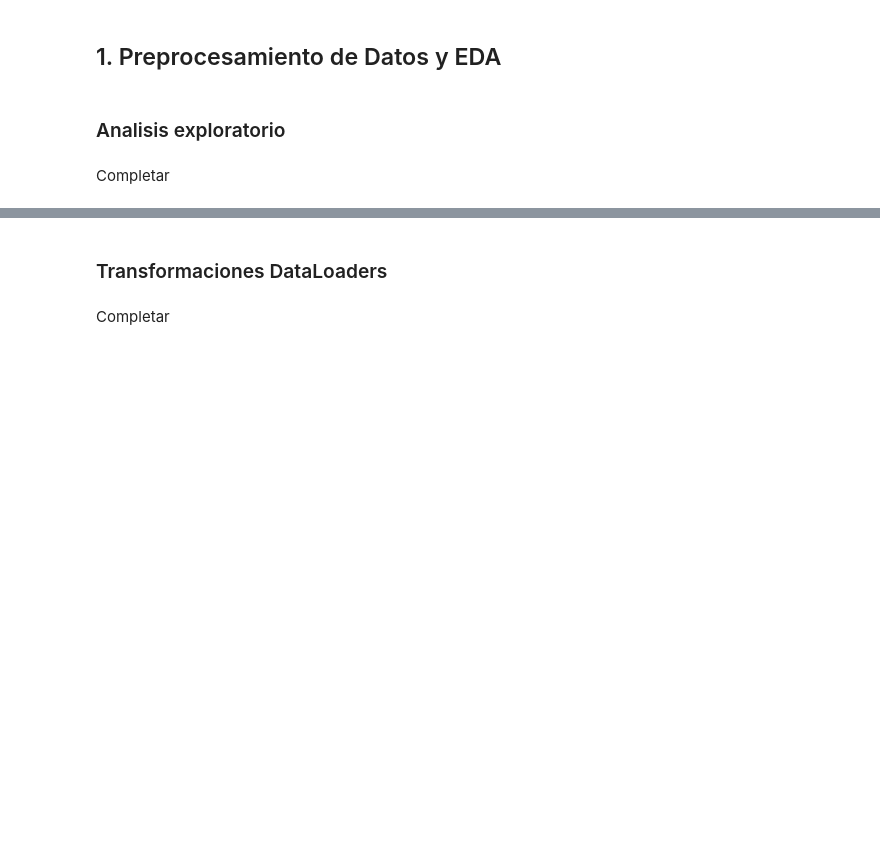
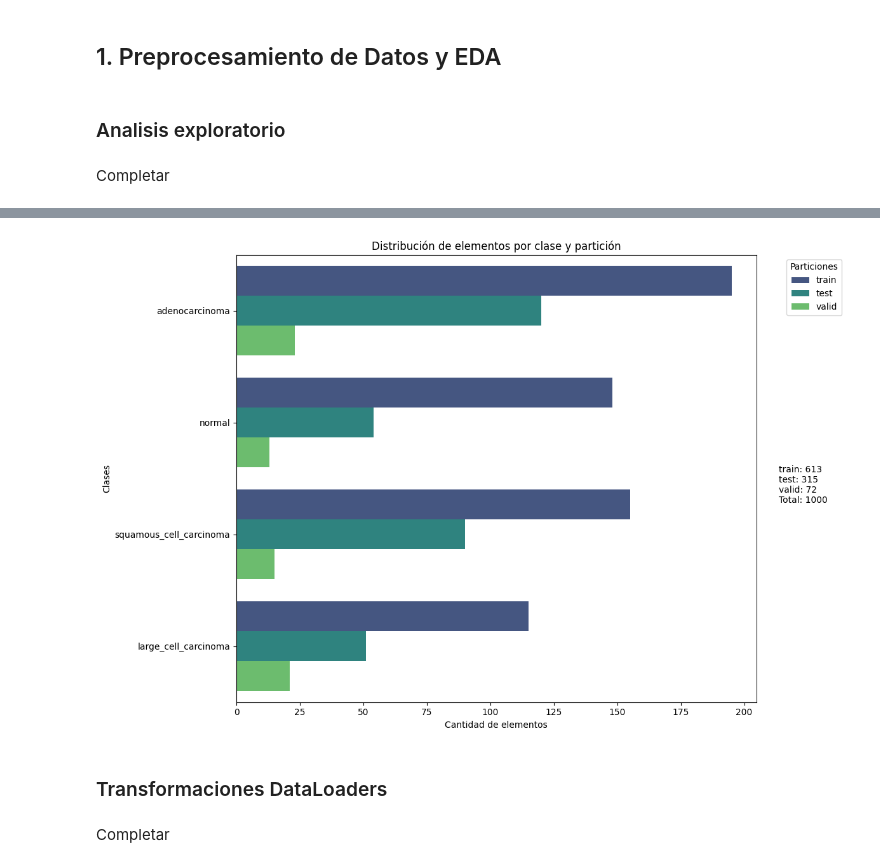
Before and after one commit to FIUBA-CEIA-18Co2024/VpC2-TP1, a Jupyter notebook: notebook.ipynb, the cells around one changed output, grey strips where cells are left out. Saved outputs shown, nothing was run; the diff lists cells and outputs as text; code cells hidden in the pictures; blank space fills up the shorter version.

```diff
--- a/notebook.ipynb
+++ b/notebook.ipynb
@@ -77,3 +167,7 @@ Completar
+# %%
+plot_dataset_distribution(dataset_path="data/dataset")
+# %% [output]
+[figure, added]
 # %% [markdown]
 ### Transformaciones DataLoaders
 # %% [markdown]
```
Also changed, not shown: parts of 8 cells of this notebook.
